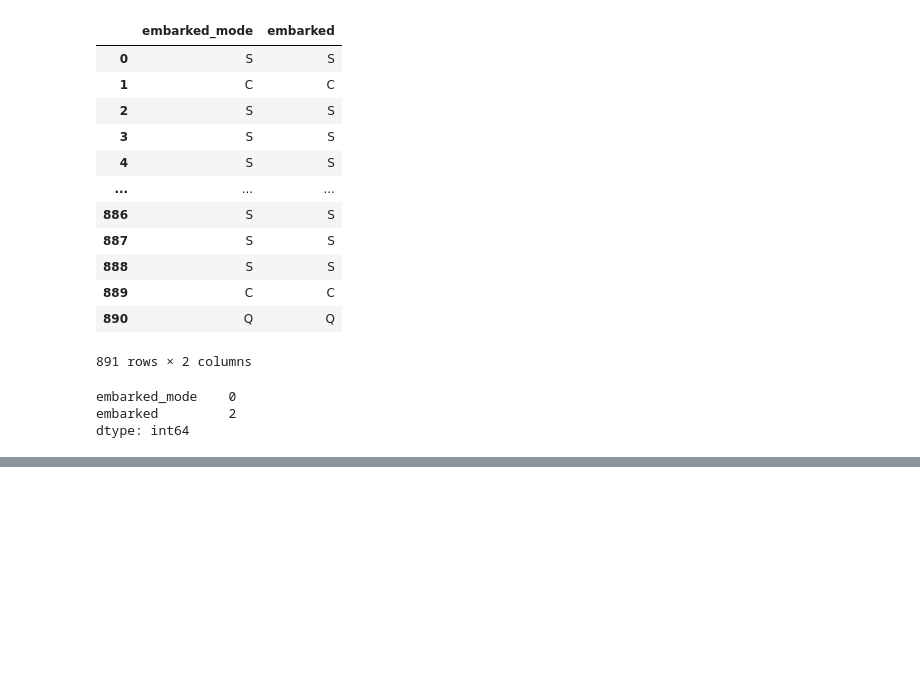
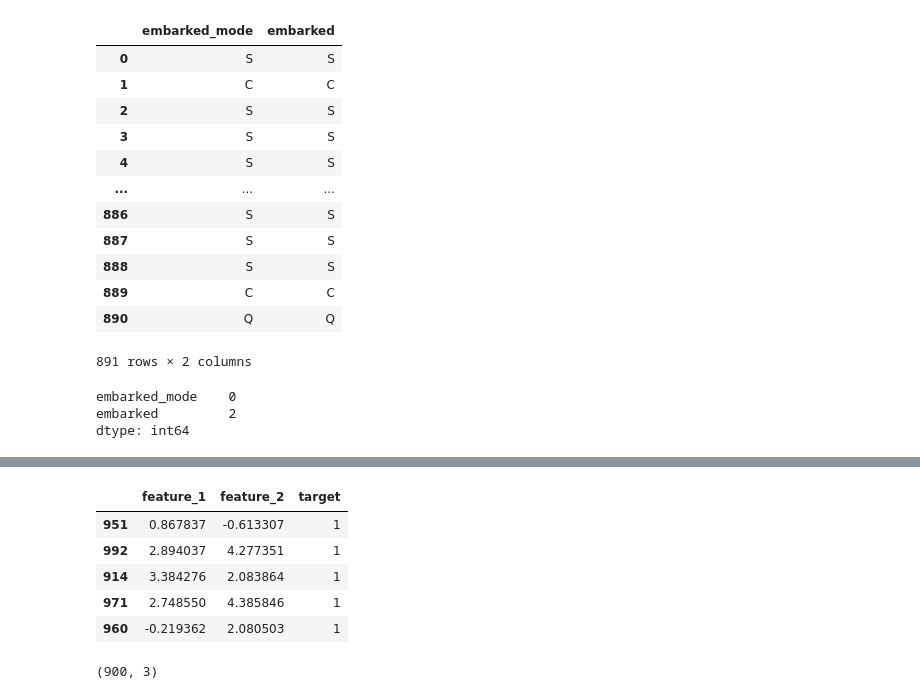
Before and after one commit to namankr/feature-engineering, a Jupyter notebook: FeatureEngineering-1-Assignment.ipynb, the cells around one changed output, grey strips where cells are left out. Drawn from its saved outputs; the diff is of its cells as text; code cells hidden in the pictures; blank space fills up the shorter version.

```diff
--- a/FeatureEngineering-1-Assignment.ipynb
+++ b/FeatureEngineering-1-Assignment.ipynb
@@ -171,0 +246,3 @@ dtype: int64
+# %%
+df_minority = df[df['target']==1]
+df_majority = df[df['target']==0]
@@ -171,0 +251,15 @@ dtype: int64
+# %%
+df_minority_upsampled = resample(df_minority, replace=True,n_samples=len(df_majority), random_state=42)
+# %%
+df_minority_upsampled.head()
+# %% [output]
+|  | feature_1 | feature_2 | target |
+| 951 | 0.867837 | -0.613307 | 1 |
+| 992 | 2.894037 | 4.277351 | 1 |
+| 914 | 3.384276 | 2.083864 | 1 |
+| 971 | 2.748550 | 4.385846 | 1 |
+| 960 | -0.219362 | 2.080503 | 1 |
+# %%
+df_minority_upsampled.shape
+# %% [output]
+(900, 3)
```
Also changed, not shown: parts of 32 cells of this notebook.
